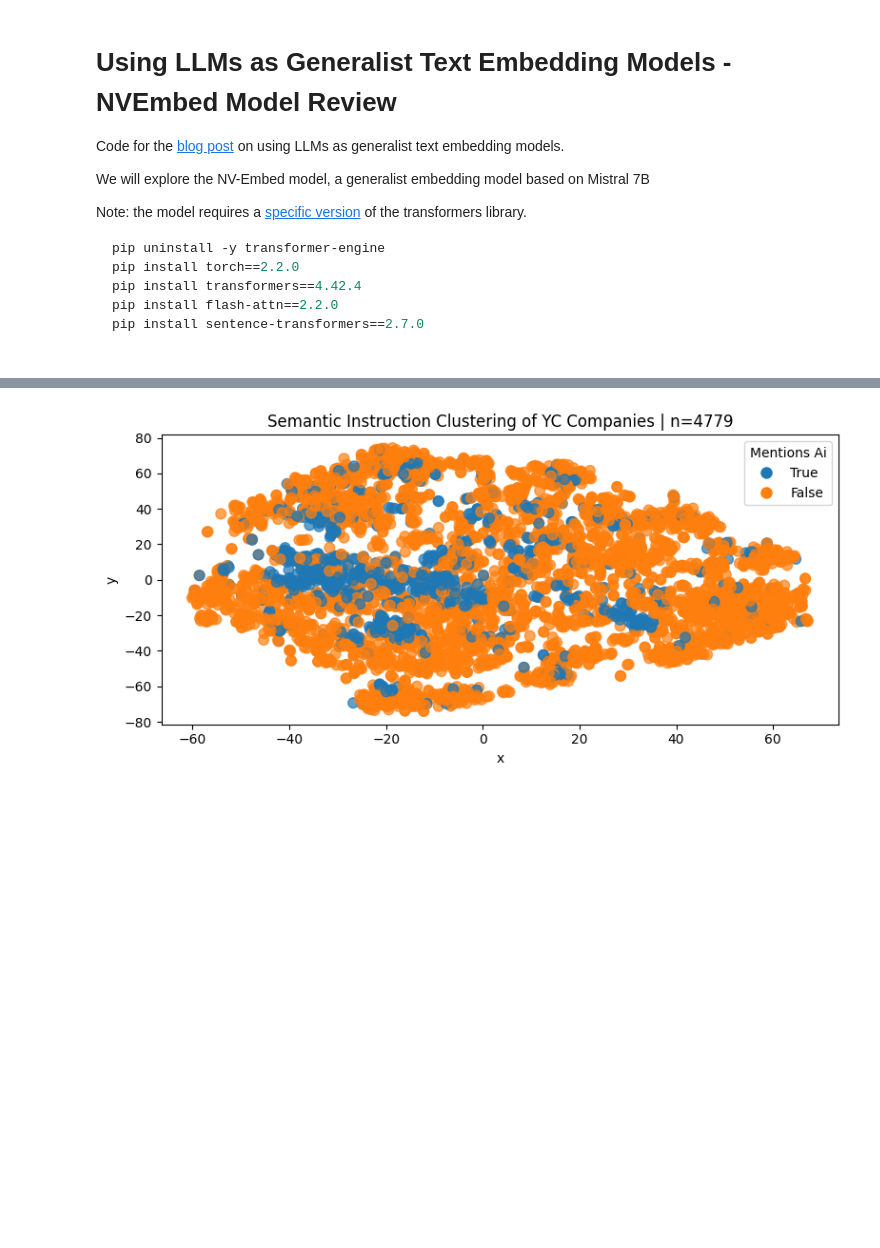
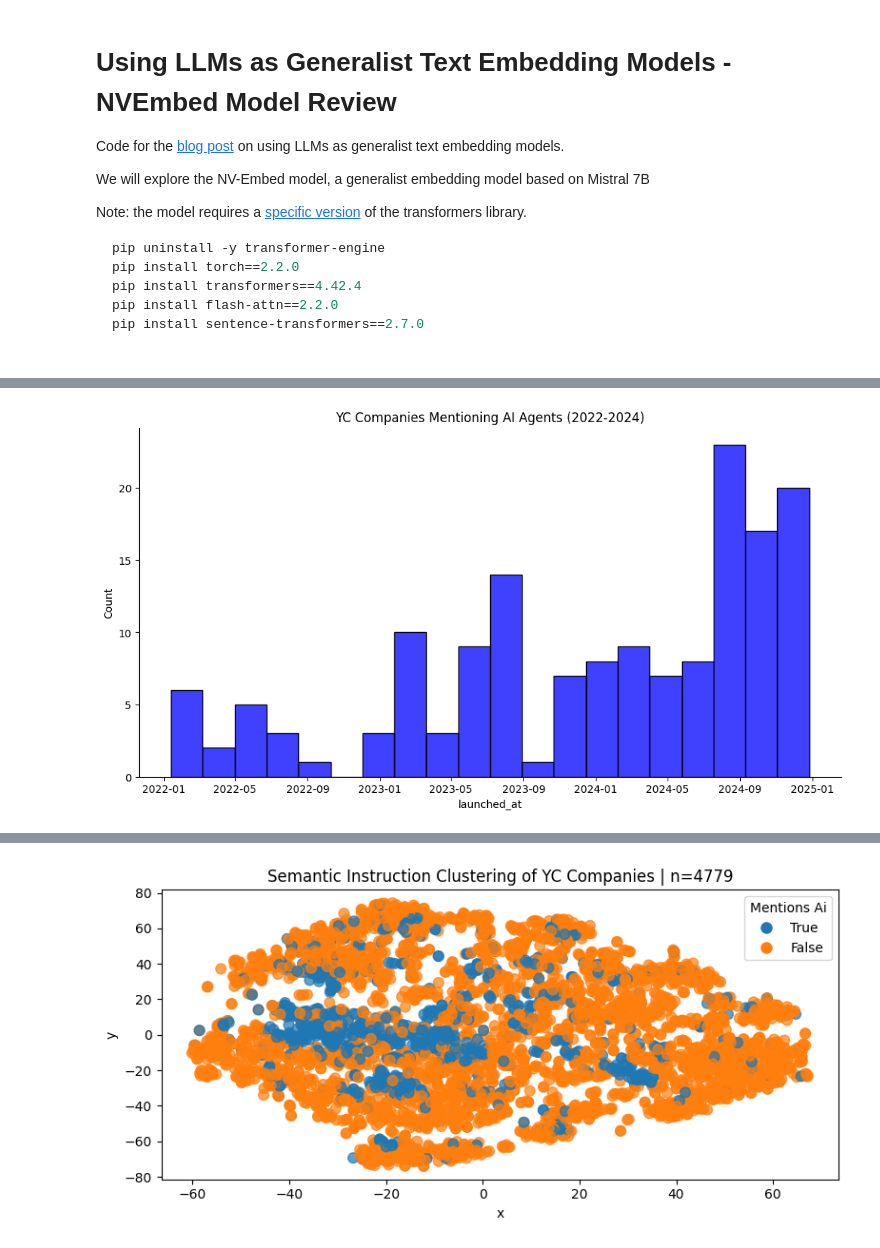
Before and after one commit to designingwithml/blogposts, a Jupyter notebook: notebooks/text-embeddings/nv_embed.ipynb, the cells around one changed output, grey strips where cells are left out. Saved outputs shown, nothing was run; the diff lists cells and outputs as text; code cells hidden in the pictures; blank space fills up the shorter version.

```diff
--- a/notebooks/text-embeddings/nv_embed.ipynb
+++ b/notebooks/text-embeddings/nv_embed.ipynb
@@ -209,3 +202,19 @@ sns.despine()
+# %%
+# Filter for 2022-2024 and create plot
+date_filter = (df.launched_at >= '2022-01-01') & (df.launched_at <= '2024-12-31')
+filtered_df = df[date_filter]
+
+plt.figure(figsize=(12, 6))
+sns.histplot(
+   data=filtered_df[filtered_df.mentions_ai_agents == True],
+   x="launched_at",
+   bins=20,
+   color='blue'
+)
+plt.title("YC Companies Mentioning AI Agents (2022-2024)")
+sns.despine()
+# %% [output]
+[figure, added]
 # %%
 import pandas as pd
 import altair as alt
```
Also changed, not shown: parts of 6 cells of this notebook, 3 other files.
